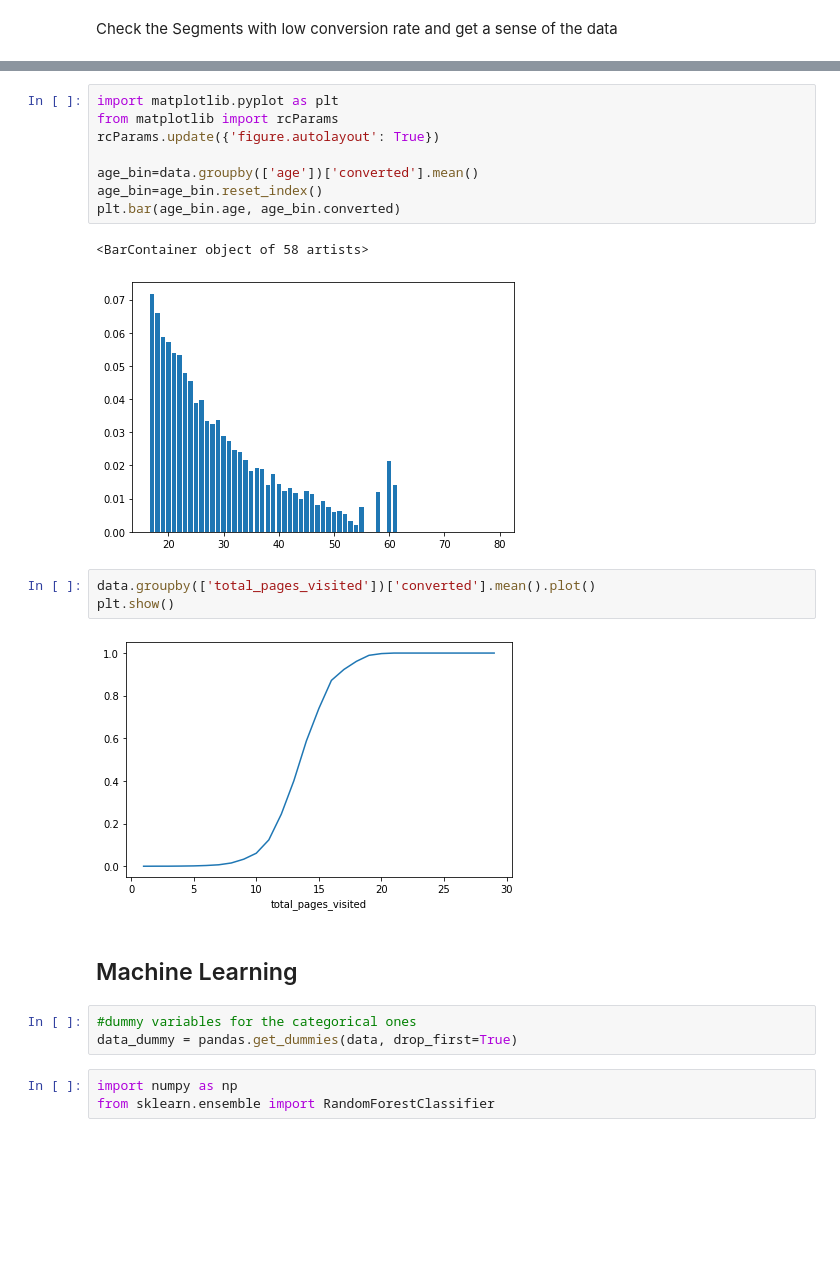
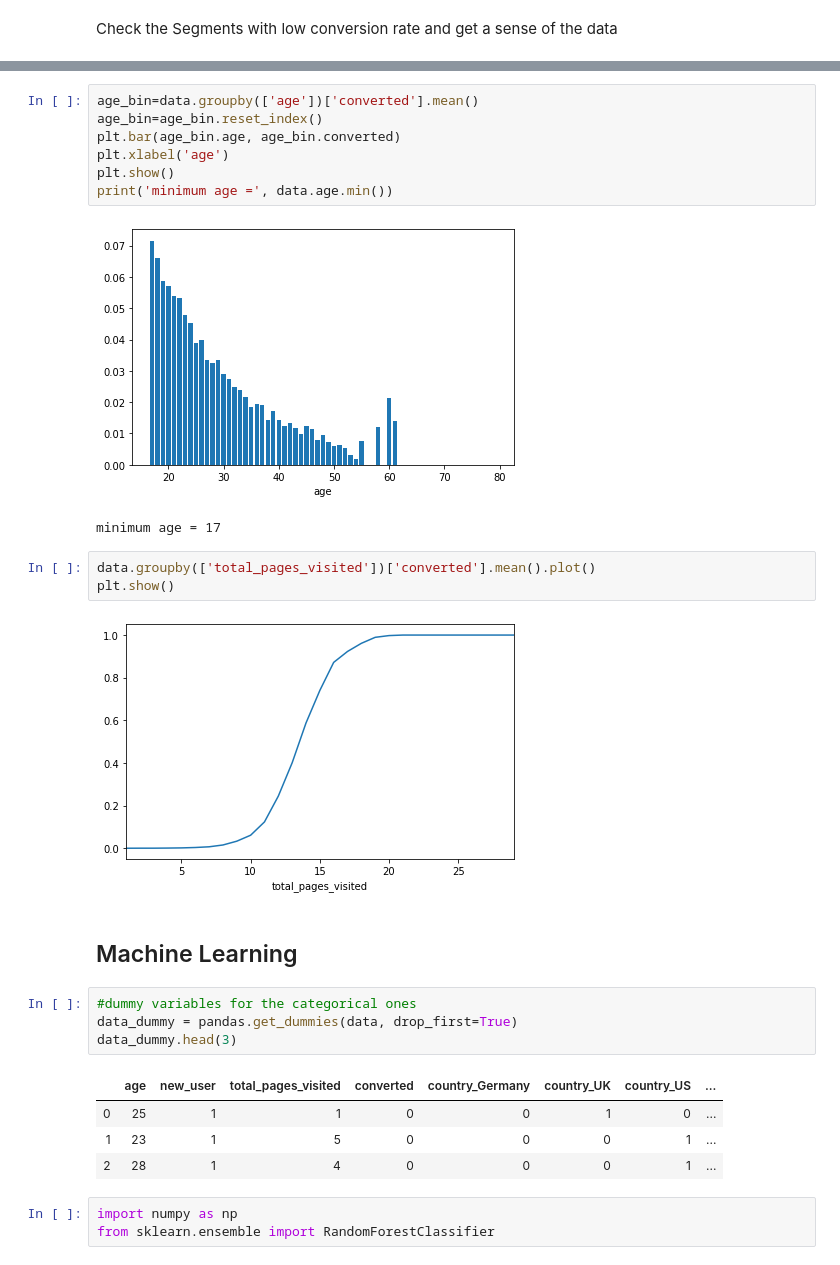
Before and after one commit to HarrisonJYU/DS_project, a Jupyter notebook: improve_conversion/Improve_Conversion_Rate.ipynb, the cells around one changed output, grey strips where cells are left out. Drawn from its saved outputs; the diff is of its cells as text; blank space fills up the shorter version.

```diff
--- a/improve_conversion/Improve_Conversion_Rate.ipynb
+++ b/improve_conversion/Improve_Conversion_Rate.ipynb
@@ -51,24 +58,29 @@ plt.show()
 # %%
-import matplotlib.pyplot as plt
-from matplotlib import rcParams
-rcParams.update({'figure.autolayout': True})
-
 age_bin=data.groupby(['age'])['converted'].mean()
 age_bin=age_bin.reset_index()
 plt.bar(age_bin.age, age_bin.converted)
+plt.xlabel('age')
+plt.show()
+print('minimum age =', data.age.min())
 # %% [output]
+[figure, new version]
-<BarContainer object of 58 artists>
+minimum age = 17
-[figure, old version]
 # %%
 data.groupby(['total_pages_visited'])['converted'].mean().plot()
 plt.show()
 # %% [output]
-[figure, old version]
+[figure, new version]
 # %% [markdown]
 ## Machine Learning ##
 # %%
 #dummy variables for the categorical ones
 data_dummy = pandas.get_dummies(data, drop_first=True)
+data_dummy.head(3)
+# %% [output]
+|  | age | new_user | total_pages_visited | converted | country_Germany | country_UK | country_US | ... |
+| 0 | 25 | 1 | 1 | 0 | 0 | 1 | 0 | ... |
+| 1 | 23 | 1 | 5 | 0 | 0 | 0 | 1 | ... |
+| 2 | 28 | 1 | 4 | 0 | 0 | 0 | 1 | ... |
 # %%
 import numpy as np
 from sklearn.ensemble import RandomForestClassifier
```
Also changed, not shown: parts of 14 cells of this notebook, 3 other files.
